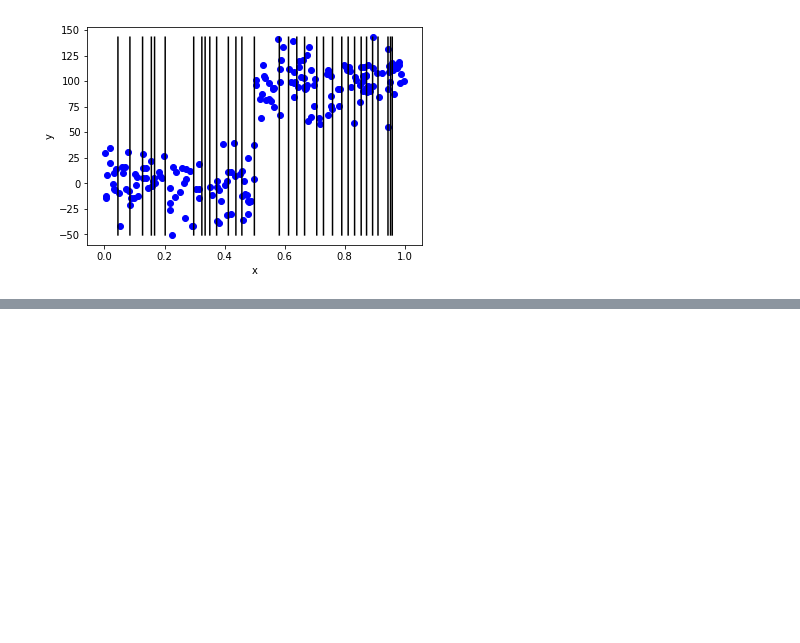
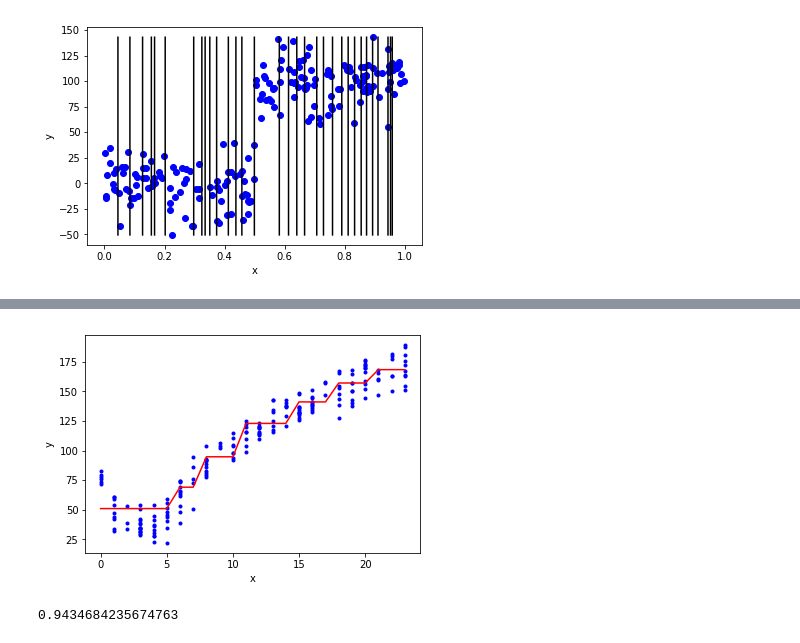
Before and after one commit to codefan/python-study, a Jupyter notebook: MLIA-note/ch09/treeRegression.ipynb, the cells around one changed output, grey strips where cells are left out. Drawn from its saved outputs; the diff is of its cells as text; code cells hidden in the pictures; blank space fills up the shorter version.

```diff
--- a/MLIA-note/ch09/treeRegression.ipynb
+++ b/MLIA-note/ch09/treeRegression.ipynb
@@ -240,0 +309,4 @@ def modelErr(dataSet):
+# %%
+plotTreeCast(testMat, yHat)
+# %% [output]
+[figure, added]
@@ -240,0 +315,6 @@ def modelErr(dataSet):
+# %%
+for i in range(np.shape(testMat)[0]):
+    yHat[i] = testMat[i,0] * ws[1,0] + ws[0,0]
+np.corrcoef(yHat, testMat[:,1], rowvar = 0)[0,1]
+# %% [output]
+0.9434684235674763
```
Also changed, not shown: parts of 12 cells of this notebook, 1 other file.
